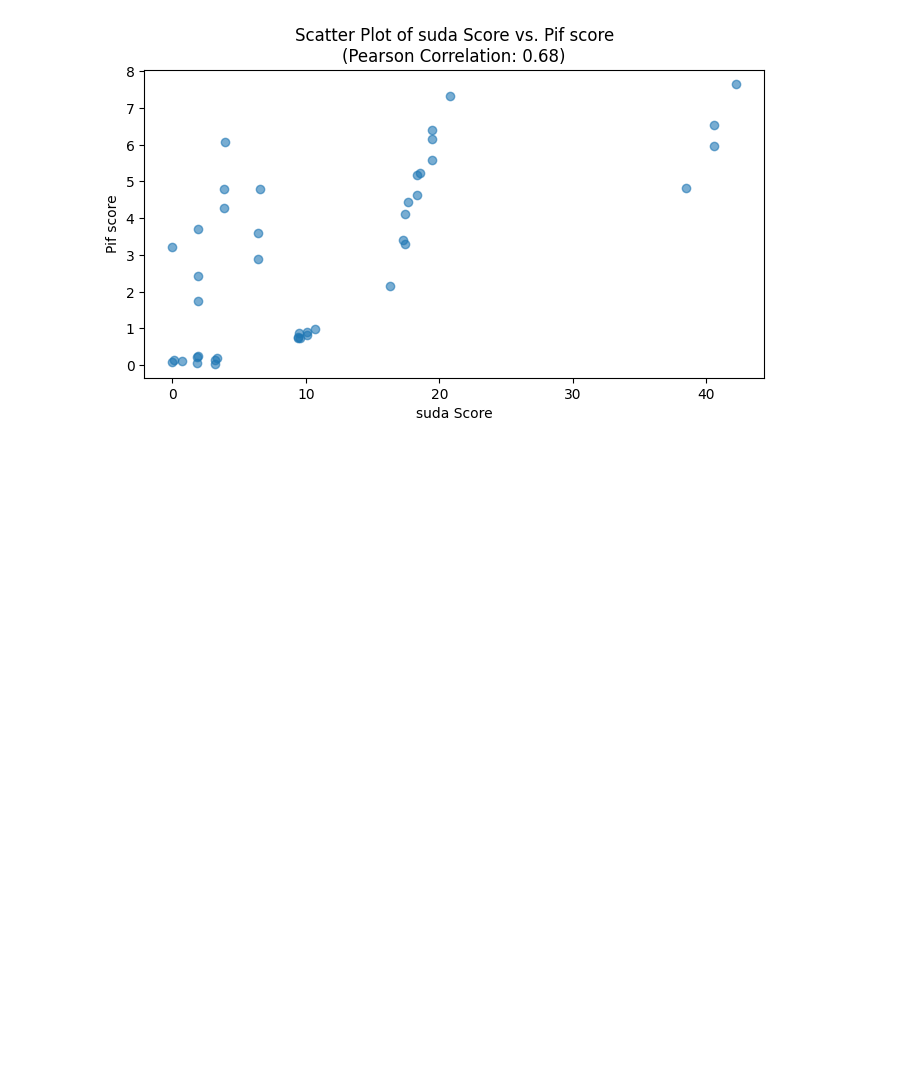
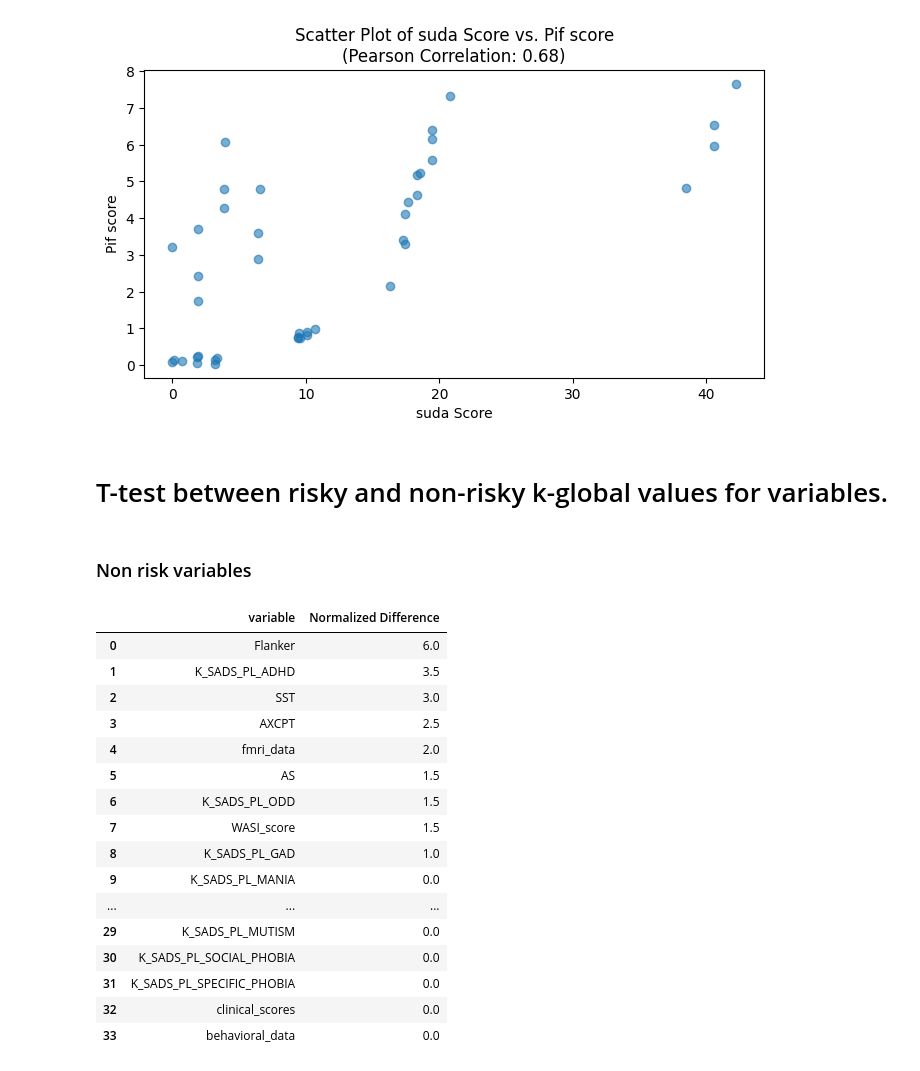
Before and after one commit to EmiKib/MetaprivBIDS-Assessment, a Jupyter notebook: Multivariate-Assessment-Inhibitory-Control-ds004935/multivariate_ds004935.ipynb, the cells around one changed output. Saved outputs shown, nothing was run; the diff lists cells and outputs as text; code cells hidden in the pictures; blank space fills up the shorter version.

```diff
--- a/Multivariate-Assessment-Inhibitory-Control-ds004935/multivariate_ds004935.ipynb
+++ b/Multivariate-Assessment-Inhibitory-Control-ds004935/multivariate_ds004935.ipynb
@@ -24,6 +38,7 @@ pif = pd.read_csv('data_ds004935/pif_ds004935.csv', sep=',',index_col='Unnamed:
 suda_field_score =  pd.read_csv('data_ds004935/att_suda.csv', sep=',').drop(columns=['Unnamed: 0'], errors='ignore')
 k_combined_field =  pd.read_csv('data_ds004935/normalized_difference_results.csv', sep=',').drop(columns=['Difference in Unique Rows','Unique Rows After Removal']).rename(columns={'Column': 'variable'})
 k_combined_all = pd.read_csv('data_ds004935/k-combined-3-6.csv', sep=',')
+k_combined_field_non_risk = pd.read_csv('data_ds004935/normalized_difference_results_non.csv', sep=',').drop(columns=['Difference in Unique Rows','Unique Rows After Removal']).rename(columns={'Column': 'variable'})
 # %%
 ST.stats(suda, pif, suda_field_score, k_combined_field)
 # %% [output]
@@ -72,3 +87,27 @@ ________________________________________________________________________
 Spearman Correlation between PIF 95% and SUDA: 0.75
 Pearson correlation to PIF 95% & SUDA 0.6822561035528255
 [figure]
+# %% [markdown]
+# T-test between risky and non-risky k-global values for variables.
+# %% [markdown]
+### Non risk variables
+# %%
+k_combined_field_non_risk
+# %% [output]
+|  | variable | Normalized Difference |
+| 0 | Flanker | 6.0 |
+| 1 | K_SADS_PL_ADHD | 3.5 |
+| 2 | SST | 3.0 |
+| 3 | AXCPT | 2.5 |
+| 4 | fmri_data | 2.0 |
+| 5 | AS | 1.5 |
+| 6 | K_SADS_PL_ODD | 1.5 |
+| 7 | WASI_score | 1.5 |
+| 8 | K_SADS_PL_GAD | 1.0 |
+| 9 | K_SADS_PL_MANIA | 0.0 |
+| ... | ... | ... |
+| 29 | K_SADS_PL_MUTISM | 0.0 |
+| 30 | K_SADS_PL_SOCIAL_PHOBIA | 0.0 |
+| 31 | K_SADS_PL_SPECIFIC_PHOBIA | 0.0 |
+| 32 | clinical_scores | 0.0 |
+| 33 | behavioral_data | 0.0 |
```
Also changed, not shown: parts of 9 cells of this notebook, 24 other files.
